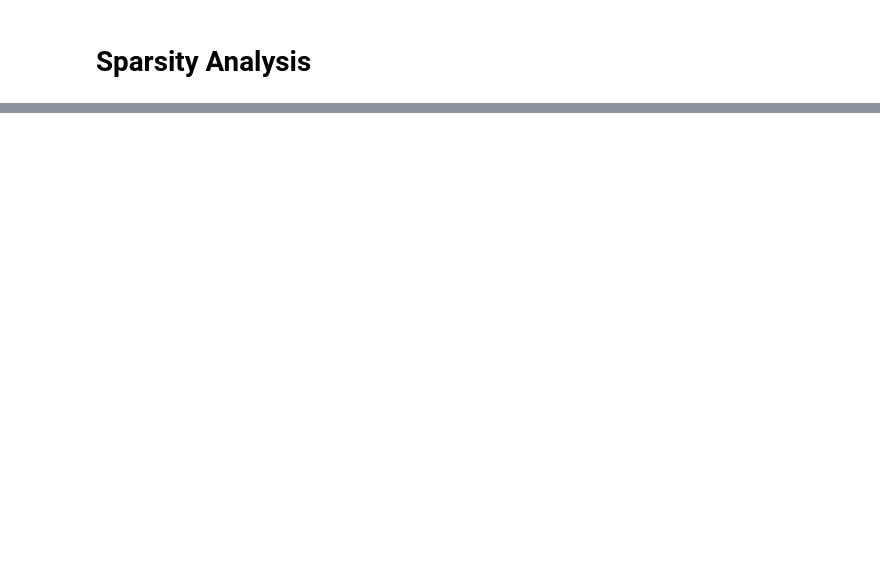
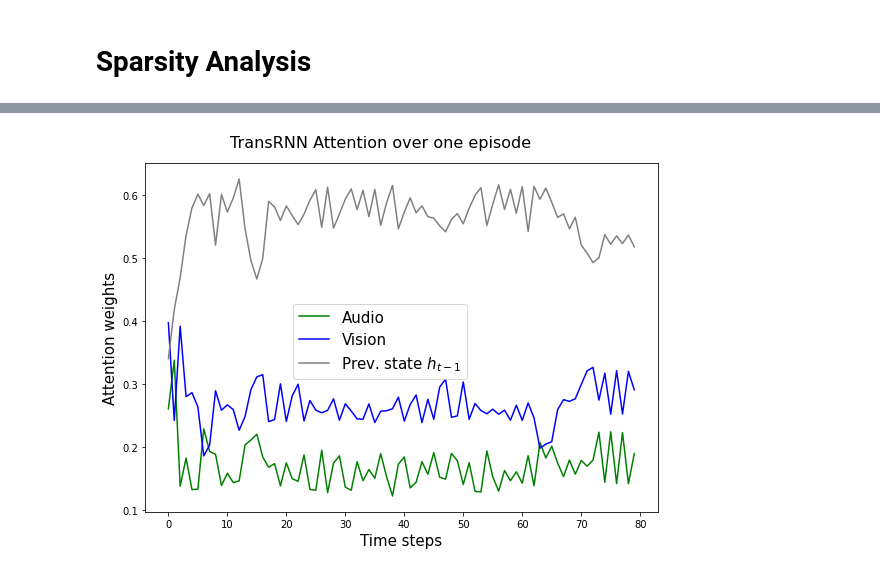
Before and after one commit to arayabrain/multimodal-global-workspace-agent, a Jupyter notebook: ppo/rsa_analysis.ipynb, the cells around one changed output, grey strips where cells are left out. Saved outputs shown, nothing was run; the diff lists cells and outputs as text; code cells hidden in the pictures; blank space fills up the shorter version.

```diff
--- a/ppo/rsa_analysis.ipynb
+++ b/ppo/rsa_analysis.ipynb
@@ -206,12 +206,12 @@ MODEL_VARIANTS_TO_STATEDICT_PATH = {
 
     # Random GRU Baseline
     "ppo_gru__random": {
-        "pretty_name": "PPO GRU (Rndm)",
+        "pretty_name": "GRU Random",
         "state_dict_path": ""
     },
     # SAVi RL GRU variant
     "ppo_gru__rl__SAVi": {
-        "pretty_name": "[SAVi] PPO GRU (RL)",
+        "pretty_name": "GRU",
         # "state_dict_path": "/home/rousslan/random/rl/exp-logs/ss-hab/" # Musashi
         "state_dict_path": "/run/media/z3r0/Win7/ArchBackup/ArayaInternshipData/" # Victory (CS24)
         "ppo_savi__ss1_rgb_spectro_seed_111__2022_10_26_14_56_01_300976.musashi"
@@ -221,13 +221,14 @@ MODEL_VARIANTS_TO_STATEDICT_PATH = {
 
     # Random PGWT Baseline
     "ppo_pgwt__random": {
-        "pretty_name": "PPO PGWT (Rndm)",
+        "pretty_name": "TransRNN Random",
         "state_dict_path": ""
     },
     # SAVi RL PGWT variant
     "ppo_pgwt__rl__SAVi": {
-        "pretty_name": "[SAVi] PPO PGWT (RL)",
-        "state_dict_path": "/home/rousslan/random/rl/exp-logs/ss-hab/"
+        "pretty_name": "TransRNN",
+        # "state_dict_path": "/home/rousslan/random/rl/exp-logs/ss-hab/" # Musashi
+        "state_dict_path": "/run/media/z3r0/Win7/ArchBackup/ArayaInternshipData/" # Victory (CS24)
         "ppo_savi__ss1_rgb_spectro__pgwt_gwwm__dpth_1_nlats_8_latdim_64_noSA_CAnheads_1_SAnheads_4_modembed_0_CAprevlats_seed_111__2022_10_26_14_56_01_527742.musashi"
         "/models/ppo_agent.4998001.ckpt.pth"
         # "/models/ppo_agent.3999001.ckpt.pth"
@@ -1945,19 +1956,25 @@ fig.show()
 # %%
 
 %matplotlib inline
 import matplotlib.pyplot as plt
 
-fig, ax = plt.subplots(1,1, figsize=(5,5))
+fig, ax = plt.subplots(1,1, figsize=(8,6))
 ep_length = AGENT_FEATURES["ppo_pgwt__rl__SAVi"]["state_encoder.ca.mha"][1].shape[0]
 x = np.arange(ep_length)
 
-MOD_AXIS_TO_NAME = {0: "Audio", 1: "RGB", 2: "Prev. Latent" }
-MOD_AXIS_TO_COLOR = { 0: "orange", 1: "blue", 2: "green" }
+MOD_AXIS_TO_NAME = {0: "Audio", 1: "Vision", 2: r"Prev. state $h_{t-1}$" }
+MOD_AXIS_TO_COLOR = { 0: "green", 1: "blue", 2: "grey" }
 
 for mod_axis in range(3):
     ax.plot(x, AGENT_FEATURES["ppo_pgwt__rl__SAVi"]["state_encoder.ca.mha"][1].mean(1)[:, mod_axis],
             label=MOD_AXIS_TO_NAME[mod_axis],
             color=MOD_AXIS_TO_COLOR[mod_axis])
-fig.legend()
+
+ax.set_ylabel("Attention weights", fontsize=15)
+ax.set_xlabel("Time steps", fontsize=15)
+fig.legend(fontsize=15, loc="center")
+fig.suptitle("TransRNN Attention over one episode", fontsize=16)
 fig.tight_layout()
 fig.show()
+# %% [output]
+[figure, added]
```
Also changed, not shown: parts of 6 cells of this notebook.
